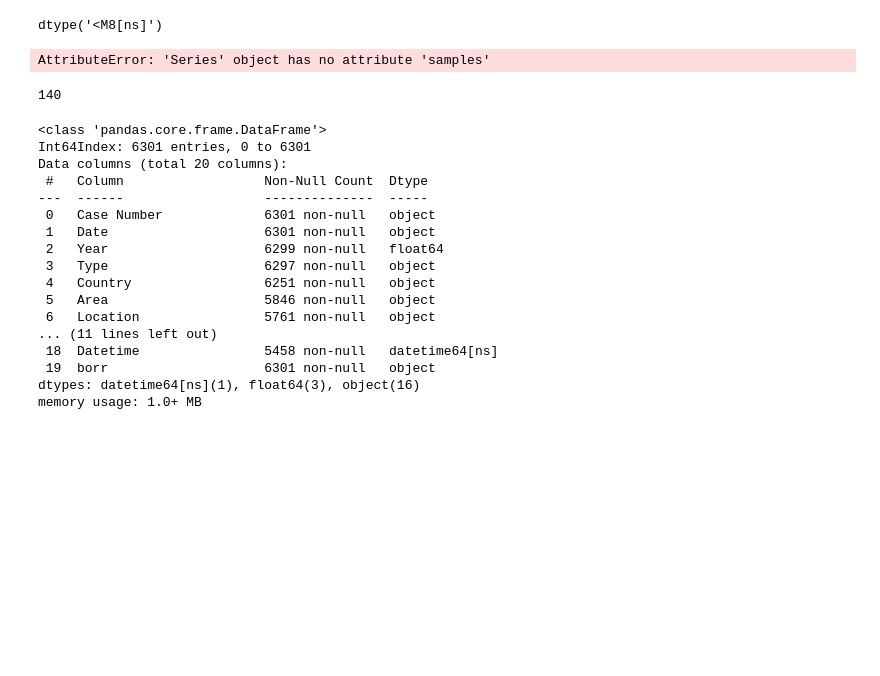
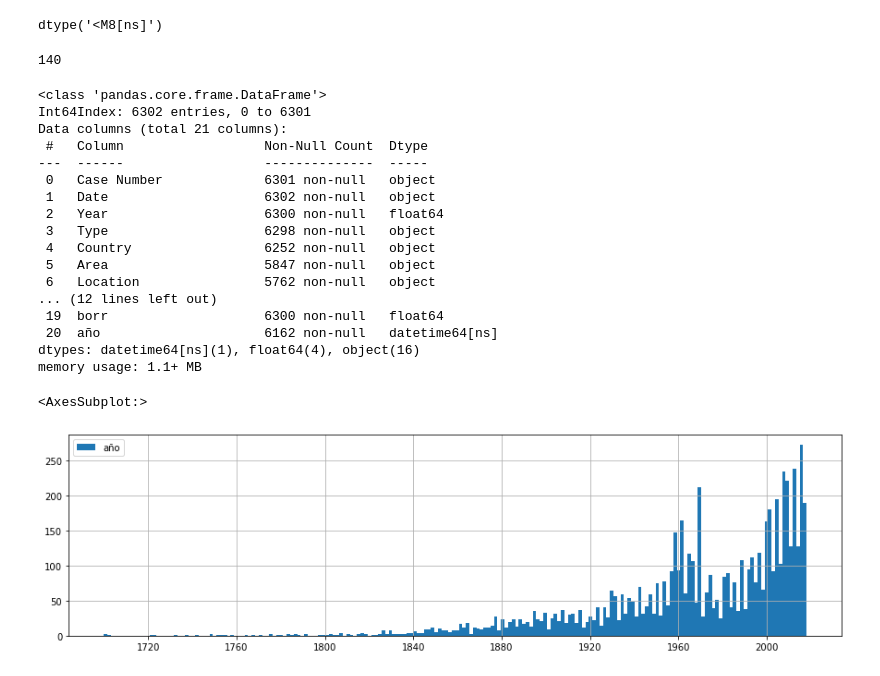
Before and after one commit to Humberthor/primer_proyecto_DAPT, a Jupyter notebook: codigo_proyecto/proyecto_main.ipynb, the cells around one changed output. Drawn from its saved outputs; the diff is of its cells as text; code cells hidden in the pictures; blank space fills up the shorter version.

```diff
--- a/codigo_proyecto/proyecto_main.ipynb
+++ b/codigo_proyecto/proyecto_main.ipynb
@@ -3,9 +3,9 @@ import pandas as pd
 import numpy as np
 import matplotlib
 # %%
-#df = pd.read_csv(r"C:\Users\simbi\Ironhack\Proyecto\datos_proyecto\attacks.csv", encoding ="unicode_escape")
+df = pd.read_csv(r"C:\Users\simbi\Ironhack\Proyecto\datos_proyecto\attacks.csv", encoding ="unicode_escape")
 
-df = pd.read_csv(r"C:\Users\nuc_humbertore\Ironhack\primer_proyecto_DAPT\datos_proyecto\attacks.csv", encoding ="unicode_escape")
+#df = pd.read_csv(r"C:\Users\nuc_humbertore\Ironhack\primer_proyecto_DAPT\datos_proyecto\attacks.csv", encoding ="unicode_escape")
 # %% [markdown]
 # 1 Revisión inicial del DF
 # %%
@@ -59,4 +59,6 @@ dtype: int64
 #Tomamos la columna "Case Number" como base
 #y eliminamos del DF todas las filas que tengan NaN en esta columna
 
-df.dropna(subset=["Case Number"], inplace=True)
+#df.dropna(subset=["Case Number"], inplace=True)
+
+df.dropna(how='all',inplace = True)
@@ -63,9 +126,9 @@ df.dropna(subset=["Case Number"], inplace=True)
 # %%
 #Borramos las filas con valor 0 de Case Number
 
-indexNames = df[ df["Case Number"] == '0' ].index
+igual_a_0 = df[ df["Case Number"] == '0' ].index
 # Eliminar estos índices de fila del dataFrame
-df.drop(indexNames , inplace=True)
+df.drop(igual_a_0 , inplace=True)
 # %%
 print(f"{df.shape = }")
 print("\n")
@@ -315,0 +431,2 @@ df['Datetime'].nunique()
+# %%
+df['Datetime'].fillna(value=0, inplace = True)
@@ -446,10 +566,6 @@ df['año'] = pd.to_datetime(df["borr"],format="%Y", errors ='coerce')
 df['año'].dtypes
 # %% [output]
 dtype('<M8[ns]')
-# %%
-df['año'].samples(30)
-# %% [output]
-AttributeError: 'Series' object has no attribute 'samples'
 # %%
 # df['año'].isnull().sum()
 # %%
@@ -461,19 +577,24 @@ df["año"].isnull().sum()
 df.info()
 # %% [output]
 <class 'pandas.core.frame.DataFrame'>
-Int64Index: 6301 entries, 0 to 6301
-Data columns (total 20 columns):
+Int64Index: 6302 entries, 0 to 6301
+Data columns (total 21 columns):
  #   Column                  Non-Null Count  Dtype
 ---  ------                  --------------  -----
  0   Case Number             6301 non-null   object
- 1   Date                    6301 non-null   object
- 2   Year                    6299 non-null   float64
- 3   Type                    6297 non-null   object
- 4   Country                 6251 non-null   object
- 5   Area                    5846 non-null   object
- 6   Location                5761 non-null   object
-... (11 lines left out)
- 18  Datetime                5458 non-null   datetime64[ns]
- 19  borr                    6301 non-null   object
-dtypes: datetime64[ns](1), float64(3), object(16)
-memory usage: 1.0+ MB
+ 1   Date                    6302 non-null   object
+ 2   Year                    6300 non-null   float64
+ 3   Type                    6298 non-null   object
+ 4   Country                 6252 non-null   object
+ 5   Area                    5847 non-null   object
+ 6   Location                5762 non-null   object
+... (12 lines left out)
+ 19  borr                    6300 non-null   float64
+ 20  año                     6162 non-null   datetime64[ns]
+dtypes: datetime64[ns](1), float64(4), object(16)
+memory usage: 1.1+ MB
+# %%
+df["año"].hist(legend=True,bins= 200, figsize = [15,4])
+# %% [output]
+<AxesSubplot:>
+[figure, added]
```
Also changed, not shown: parts of 28 cells of this notebook, 2 other files.
